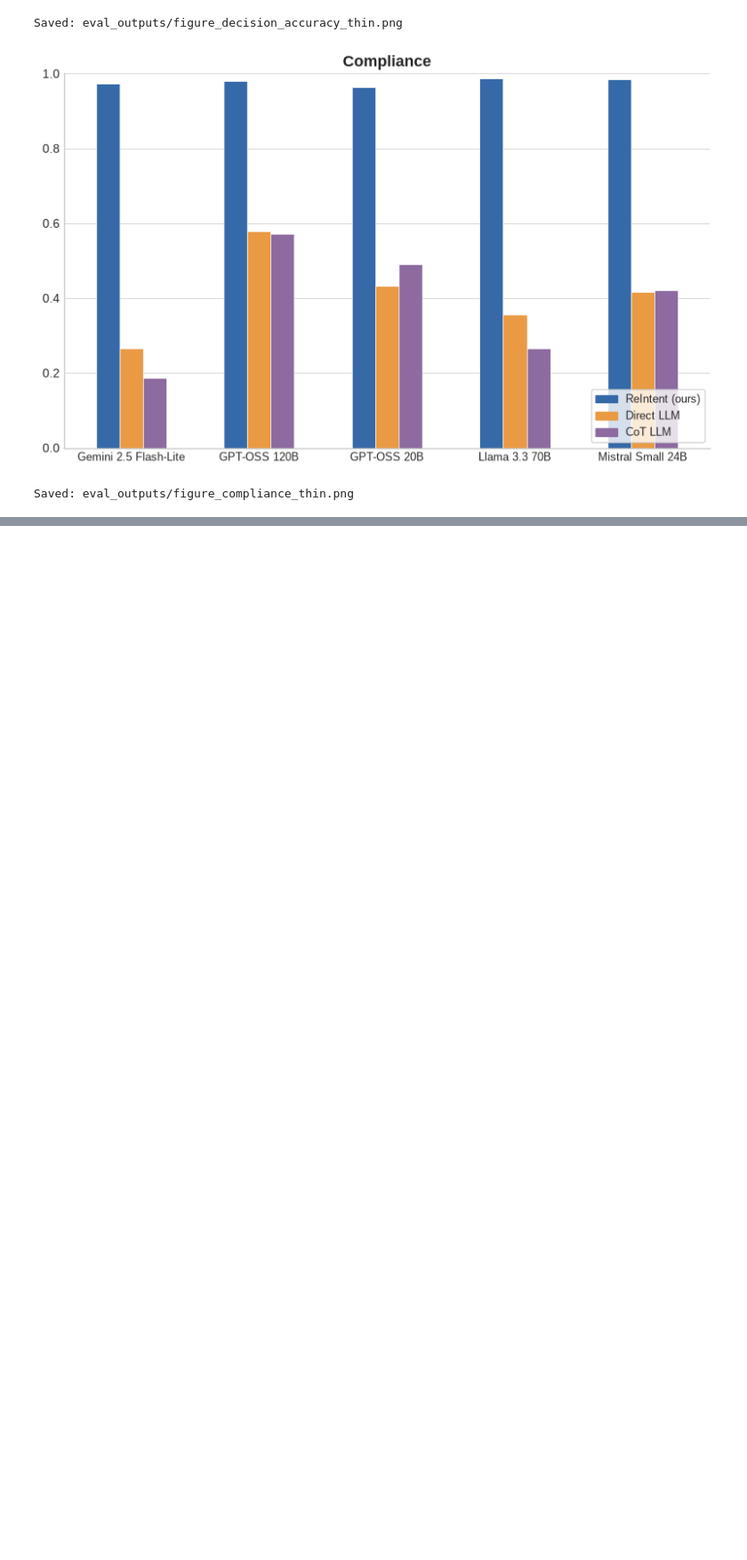
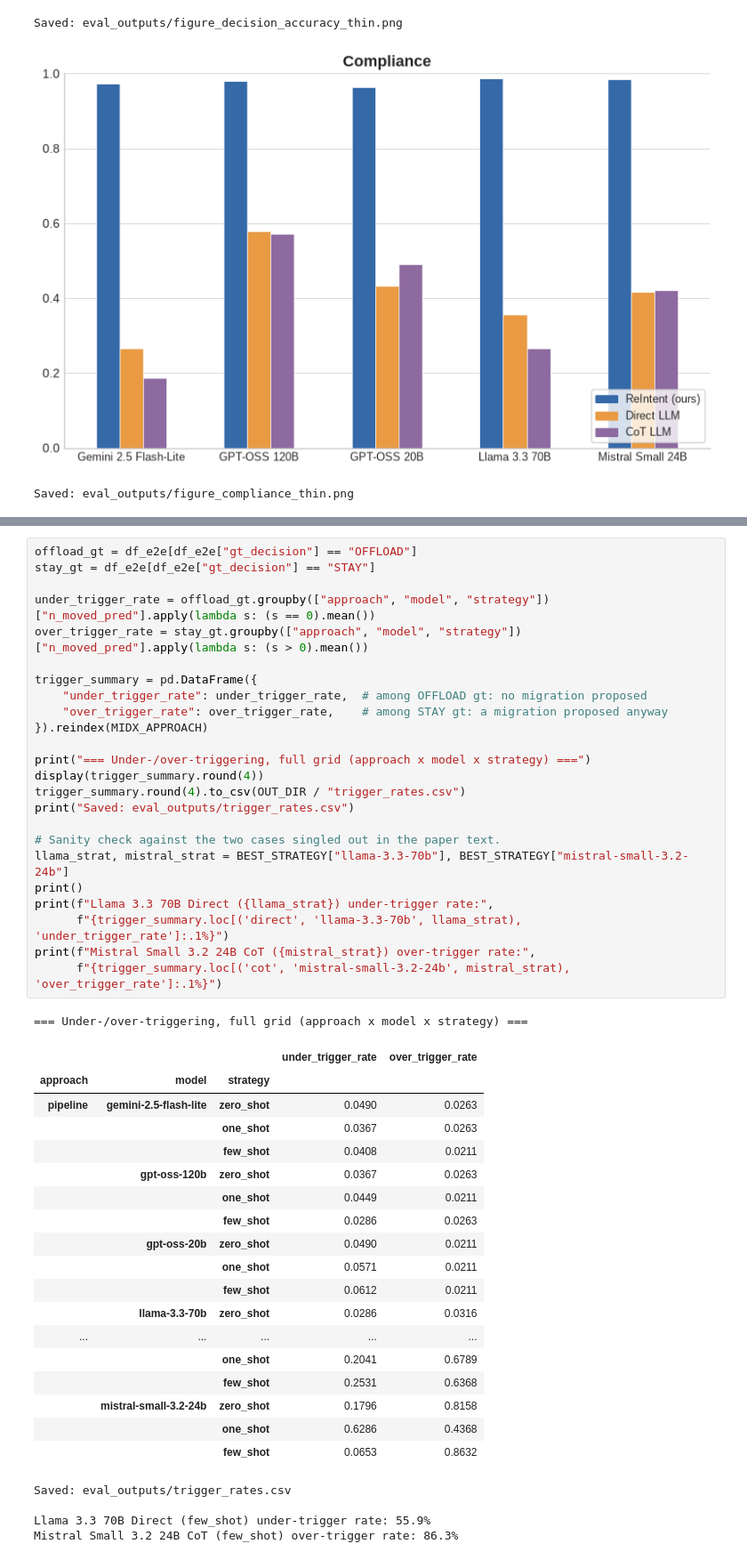
Before and after one commit to MorelK1/ReIntent, a Jupyter notebook: eval/scoring.ipynb, the cells around one changed output, grey strips where cells are left out. Shown at 89% size. Drawn from its saved outputs; the diff is of its cells as text; blank space fills up the shorter version.

```diff
--- a/eval/scoring.ipynb
+++ b/eval/scoring.ipynb
@@ -953,0 +963,48 @@ Saved: eval_outputs/figure_compliance_thin.png
+# %%
+offload_gt = df_e2e[df_e2e["gt_decision"] == "OFFLOAD"]
+stay_gt = df_e2e[df_e2e["gt_decision"] == "STAY"]
+
+under_trigger_rate = offload_gt.groupby(["approach", "model", "strategy"])["n_moved_pred"].apply(lambda s: (s == 0).mean())
+over_trigger_rate = stay_gt.groupby(["approach", "model", "strategy"])["n_moved_pred"].apply(lambda s: (s > 0).mean())
+
+trigger_summary = pd.DataFrame({
+    "under_trigger_rate": under_trigger_rate,  # among OFFLOAD gt: no migration proposed
+    "over_trigger_rate": over_trigger_rate,    # among STAY gt: a migration proposed anyway
+}).reindex(MIDX_APPROACH)
+
+print("=== Under-/over-triggering, full grid (approach x model x strategy) ===")
+display(trigger_summary.round(4))
+trigger_summary.round(4).to_csv(OUT_DIR / "trigger_rates.csv")
+print("Saved: eval_outputs/trigger_rates.csv")
+
+# Sanity check against the two cases singled out in the paper text.
+llama_strat, mistral_strat = BEST_STRATEGY["llama-3.3-70b"], BEST_STRATEGY["mistral-small-3.2-24b"]
+print()
+print(f"Llama 3.3 70B Direct ({llama_strat}) under-trigger rate:",
+      f"{trigger_summary.loc[('direct', 'llama-3.3-70b', llama_strat), 'under_trigger_rate']:.1%}")
+print(f"Mistral Small 3.2 24B CoT ({mistral_strat}) over-trigger rate:",
+      f"{trigger_summary.loc[('cot', 'mistral-small-3.2-24b', mistral_strat), 'over_trigger_rate']:.1%}")
+# %% [output]
+=== Under-/over-triggering, full grid (approach x model x strategy) ===
+|  |  |  | under_trigger_rate | over_trigger_rate |
+| approach | model | strategy |  |  |
+| pipeline | gemini-2.5-flash-lite | zero_shot | 0.0490 | 0.0263 |
+|  |  | one_shot | 0.0367 | 0.0263 |
+|  |  | few_shot | 0.0408 | 0.0211 |
+|  | gpt-oss-120b | zero_shot | 0.0367 | 0.0263 |
+|  |  | one_shot | 0.0449 | 0.0211 |
+|  |  | few_shot | 0.0286 | 0.0263 |
+|  | gpt-oss-20b | zero_shot | 0.0490 | 0.0211 |
+|  |  | one_shot | 0.0571 | 0.0211 |
+|  |  | few_shot | 0.0612 | 0.0211 |
+|  | llama-3.3-70b | zero_shot | 0.0286 | 0.0316 |
+| ... | ... | ... | ... | ... |
+|  |  | one_shot | 0.2041 | 0.6789 |
+|  |  | few_shot | 0.2531 | 0.6368 |
+|  | mistral-small-3.2-24b | zero_shot | 0.1796 | 0.8158 |
+|  |  | one_shot | 0.6286 | 0.4368 |
+|  |  | few_shot | 0.0653 | 0.8632 |
+Saved: eval_outputs/trigger_rates.csv
+
+Llama 3.3 70B Direct (few_shot) under-trigger rate: 55.9%
+Mistral Small 3.2 24B CoT (few_shot) over-trigger rate: 86.3%
```
Also changed, not shown: parts of 1 cell of this notebook, 1 other file.
